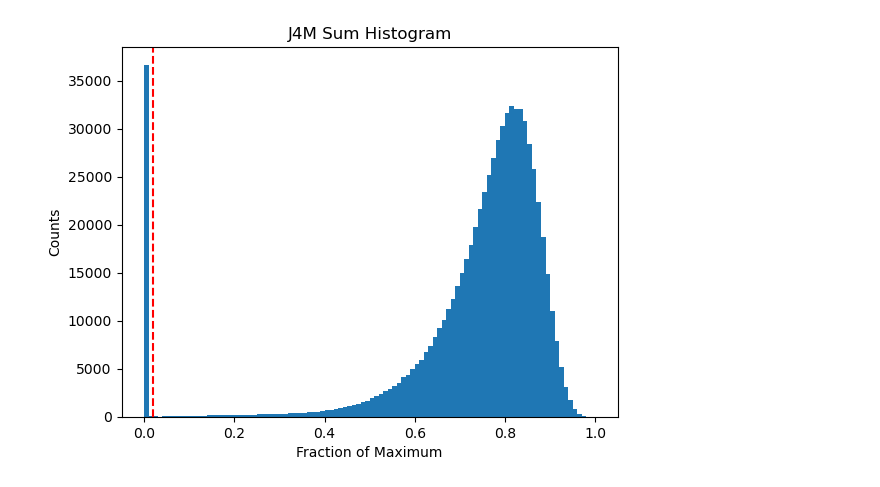
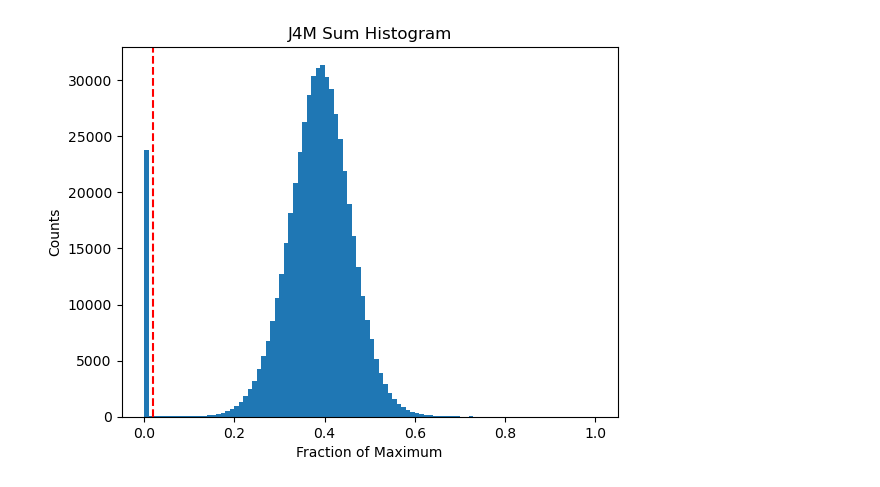
Before and after one commit to Weber-Group/L-10376, a Jupyter notebook: Workbook.ipynb, the cells around one changed output. Cells and saved outputs as stored; diff of their text form; code cells hidden in the pictures.

```diff
--- a/Workbook.ipynb
+++ b/Workbook.ipynb
@@ -9,10 +9,11 @@ from utils import *
 import psana
 # %%
 ###############################################
-runNumbers = [15,16,17,18,19,20,21,22,23,24,25,26,27,28]  # enter the run numbers to be loaded
+runNumbers = [44,45,46,48,49,50,51,52,53,54,55]  # enter the run numbers to be loaded
 #folder = '/sdf/data/lcls/ds/cxi/cxil1037623/hdf5/smalldata/' # insert here the directory path where .h5 files are stored
 #folder = '/sdf/data/lcls/ds/cxi/cxil1037623/hdf5/smalldata/'
-folder = '/sdf/data/lcls/ds/cxi/cxil1037623/scratch/davidjr/dg2ipmReproc/'
+#folder = '/sdf/data/lcls/ds/cxi/cxil1037623/scratch/davidjr/dg2ipmReproc/'
+folder = '/sdf/data/lcls/ds/cxi/cxil1037623/results/davidjr/'
 ###############################################
 # (1) keys_to_combine: some keys loaded for each shot & stored per shot
 # (2) keys_to_sum: some keys loaded per each run and added
@@ -146,24 +136,24 @@ Text(0.5, 0, 'Shot Number')
 # %%
 ##########
 integration_cutoff_hb = 0.2
 integration_cutoff_lb = 0.05
 scattering_cutoff = 0.02
 ##########
 scattered_xrays = np.sum(azav,axis=-1)
-#scattered_xraysFiltered = np.sum(azavFiltered*qbinSizeFiltered,axis=-1)
+scattered_xraysFiltered = np.sum(azavFiltered,axis=-1)
 
 plt.hist(scattered_xrays/scattered_xrays.max(),bins=100);
 plt.axvline(scattering_cutoff,color='r',linestyle='--')
 plt.title('J4M Sum Histogram')
 plt.xlabel('Fraction of Maximum')
 plt.ylabel('Counts')
 plt.show()
 # Doing the actual filtering
 goodIdx = (xrayOn2) & (scattered_xrays/scattered_xrays.max()>scattering_cutoff) & (~np.isnan(scattered_xrays))
 specGood = spec[goodIdx]
-#dg2Good = dg2traces[goodIdx]
+J4MSumFilter = scattered_xraysFiltered[goodIdx]
 J4MSum = scattered_xrays[goodIdx]
 gasPGood = gasPressure[goodIdx]
 ipmGood = ipm[goodIdx]
 # %% [output]
-[figure, old version]
+[figure, new version]
```
Also changed, not shown: parts of 24 cells of this notebook, 1 other file.
